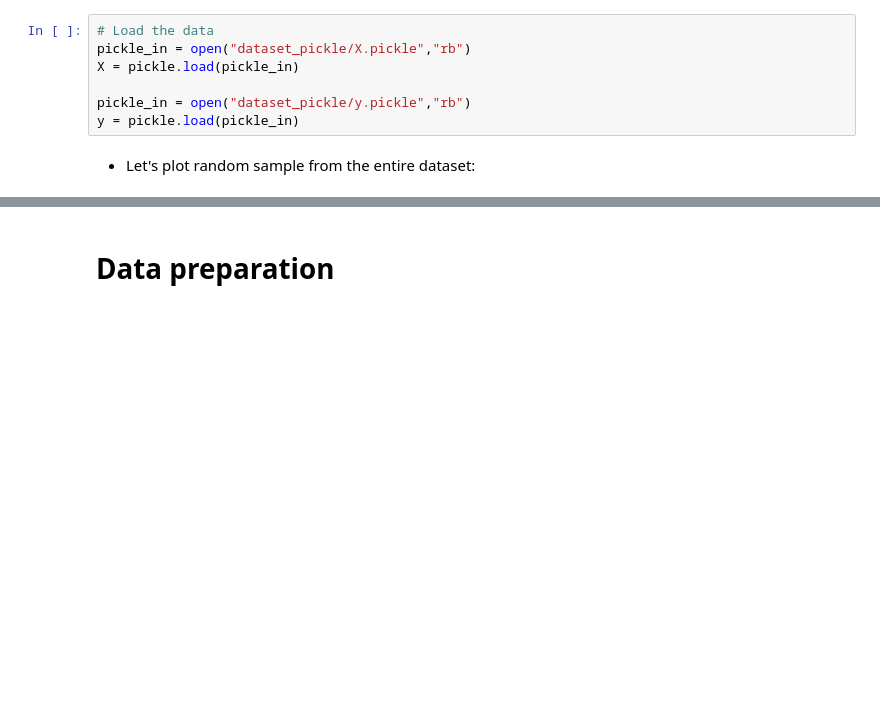
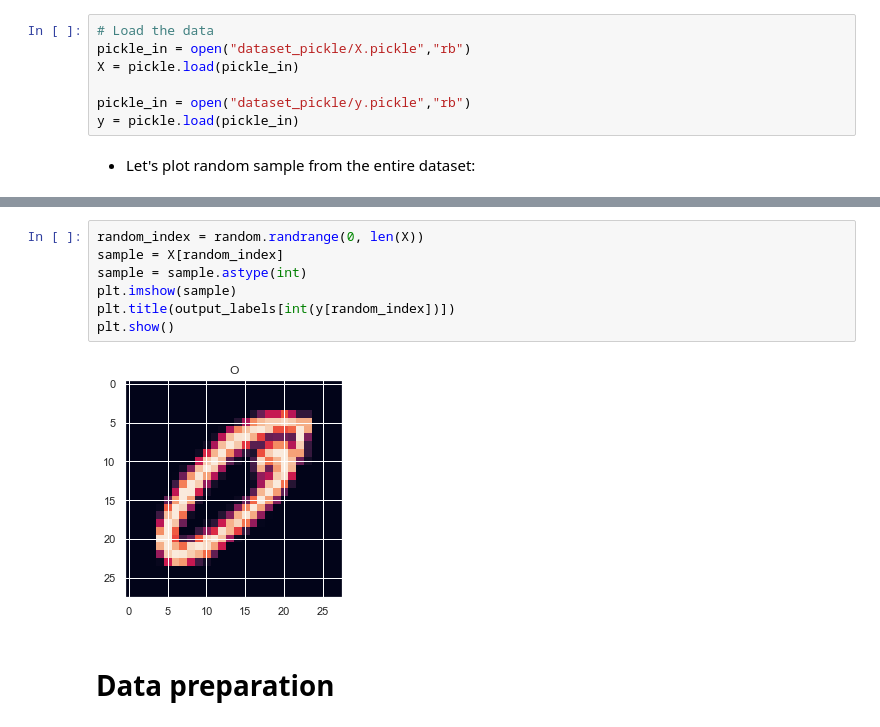
Before and after one commit to mohammedAljadd/smart-glasses, a Jupyter notebook: Model training/Handwriting recognition/1 - Handwritten recognition model .ipynb, the cells around one changed output, grey strips where cells are left out. Drawn from its saved outputs; the diff is of its cells as text; blank space fills up the shorter version.

```diff
--- a/Model training/Handwriting recognition/1 - Handwritten recognition model .ipynb
+++ b/Model training/Handwriting recognition/1 - Handwritten recognition model .ipynb
@@ -135,3 +171,12 @@ plt.show()
+# %%
+random_index = random.randrange(0, len(X))
+sample = X[random_index]
+sample = sample.astype(int)
+plt.imshow(sample)
+plt.title(output_labels[int(y[random_index])])
+plt.show()
+# %% [output]
+[figure, added]
 # %% [markdown]
 # Data preparation
 # %%
```
Also changed, not shown: parts of 10 cells of this notebook, 1 other file.
